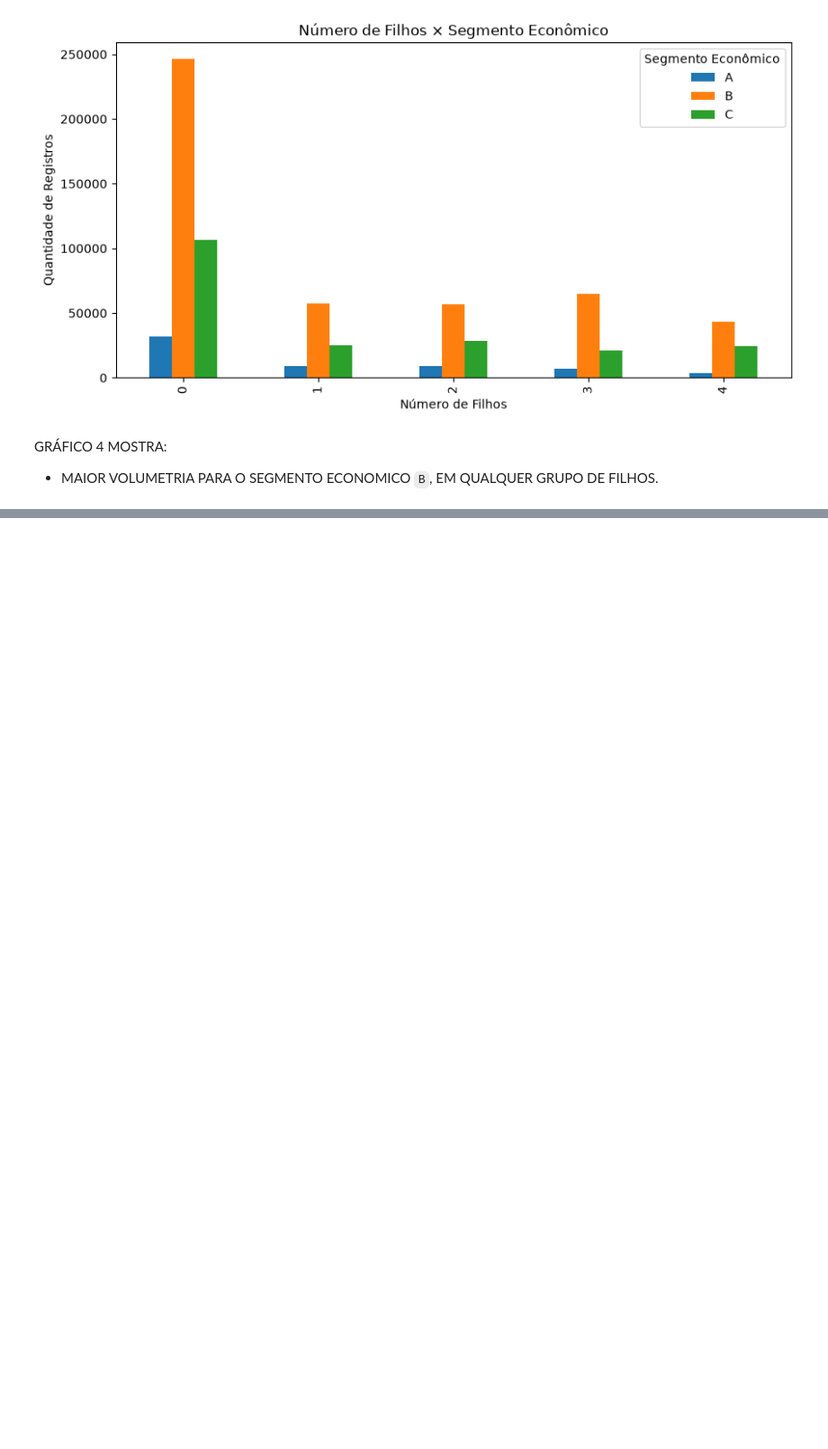
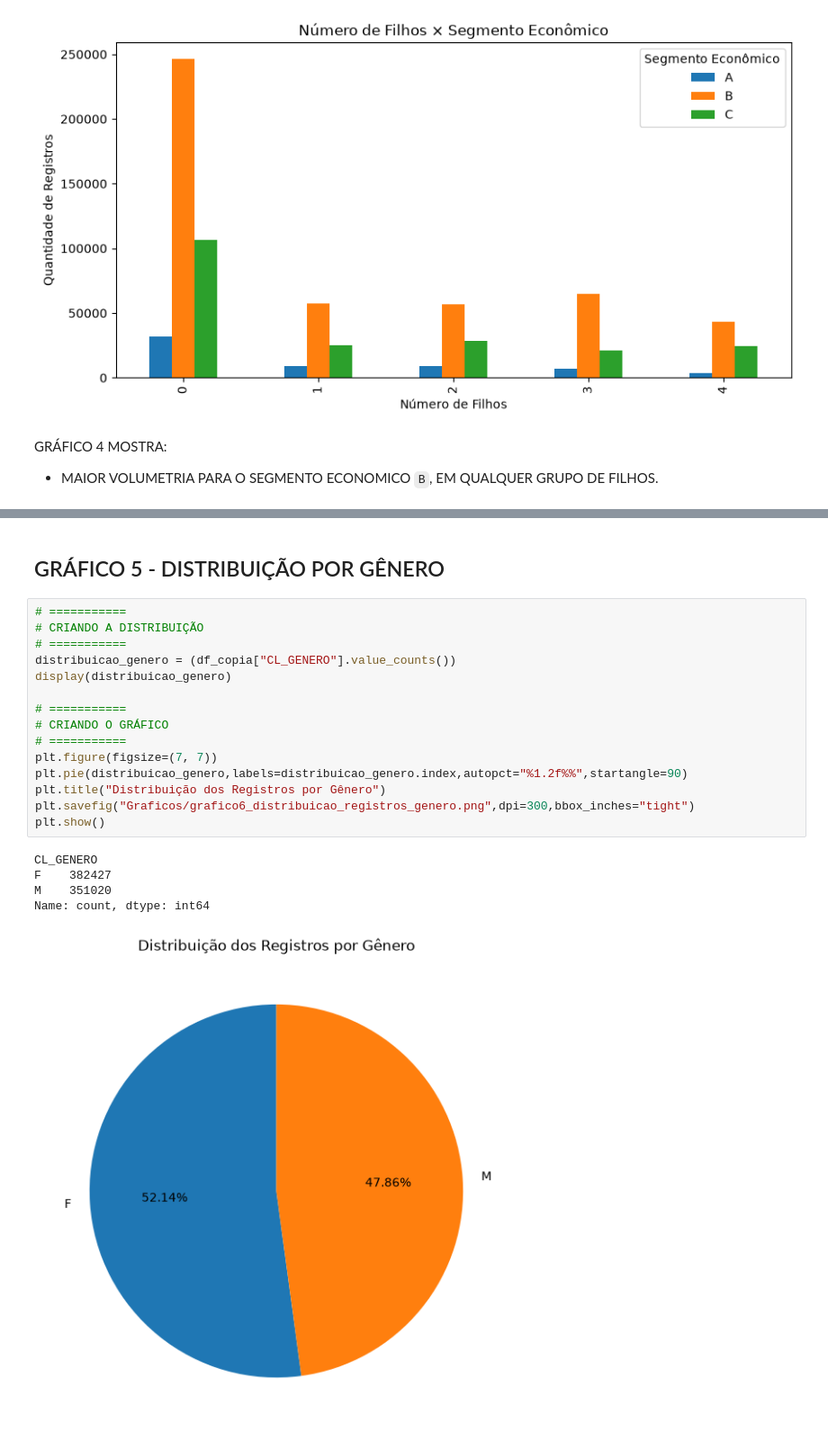
Before and after one commit to FelipeBusa/mini_projeto_turma05, a Jupyter notebook: Mini_Projeto_Felipe_Busarello.ipynb, the cells around one changed output, grey strips where cells are left out. Shown at 90% size. Saved outputs shown, nothing was run; the diff lists cells and outputs as text; blank space fills up the shorter version.

```diff
--- a/Mini_Projeto_Felipe_Busarello.ipynb
+++ b/Mini_Projeto_Felipe_Busarello.ipynb
@@ -851,0 +874,23 @@ GRÁFICO 4 MOSTRA:
+# %% [markdown]
+## GRÁFICO 5 - DISTRIBUIÇÃO POR GÊNERO
+# %%
+# ===========
+# CRIANDO A DISTRIBUIÇÃO
+# ===========
+distribuicao_genero = (df_copia["CL_GENERO"].value_counts())
+display(distribuicao_genero)
+
+# ===========
+# CRIANDO O GRÁFICO
+# ===========
+plt.figure(figsize=(7, 7))
+plt.pie(distribuicao_genero,labels=distribuicao_genero.index,autopct="%1.2f%%",startangle=90)
+plt.title("Distribuição dos Registros por Gênero")
+plt.savefig("Graficos/grafico6_distribuicao_registros_genero.png",dpi=300,bbox_inches="tight")
+plt.show()
+# %% [output]
+CL_GENERO
+F    382427
+M    351020
+Name: count, dtype: int64
+[figure, added]
```
Also changed, not shown: parts of 16 cells of this notebook.
